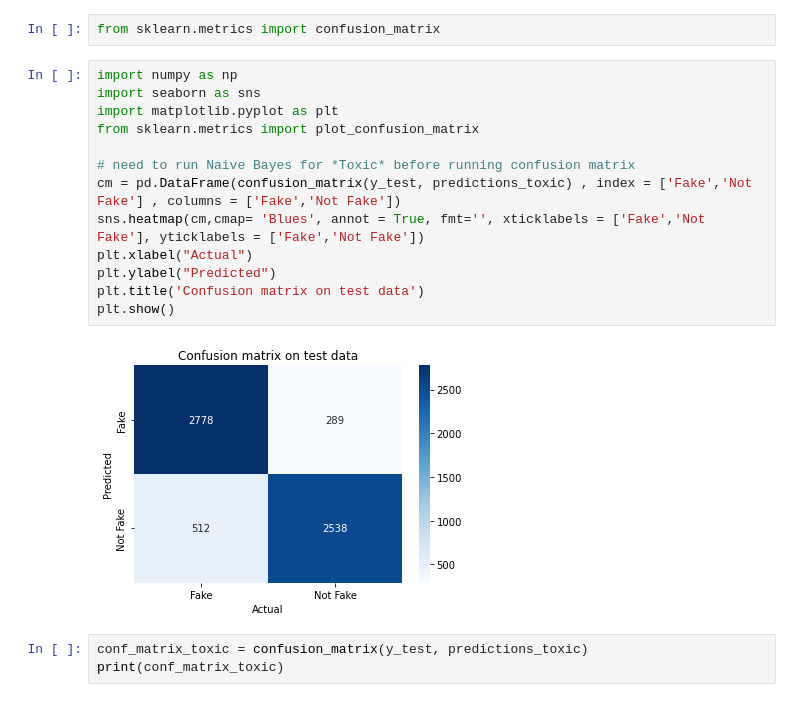
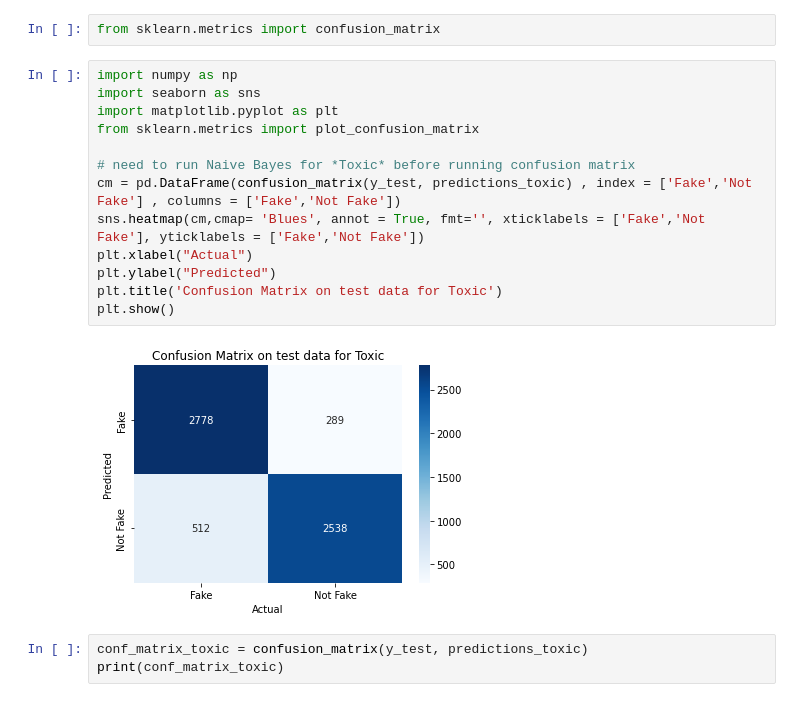
Before and after one commit to ziyingliow2018/Toxic-news-G2T6, a Jupyter notebook: Jupyter Notebook Codes/Naive Bayes Final.ipynb, the cells around one changed output. Cells and saved outputs as stored; diff of their text form.

```diff
--- a/Jupyter Notebook Codes/Naive Bayes Final.ipynb
+++ b/Jupyter Notebook Codes/Naive Bayes Final.ipynb
@@ -158,18 +158,18 @@ from sklearn.metrics import confusion_matrix
 # %%
 import numpy as np
 import seaborn as sns
 import matplotlib.pyplot as plt
 from sklearn.metrics import plot_confusion_matrix
 
 # need to run Naive Bayes for *Toxic* before running confusion matrix
 cm = pd.DataFrame(confusion_matrix(y_test, predictions_toxic) , index = ['Fake','Not Fake'] , columns = ['Fake','Not Fake'])
 sns.heatmap(cm,cmap= 'Blues', annot = True, fmt='', xticklabels = ['Fake','Not Fake'], yticklabels = ['Fake','Not Fake'])
 plt.xlabel("Actual")
 plt.ylabel("Predicted")
-plt.title('Confusion matrix on test data')
+plt.title('Confusion Matrix on test data for Toxic')
 plt.show()
 # %% [output]
-[figure, old version]
+[figure, new version]
 # %%
 conf_matrix_toxic = confusion_matrix(y_test, predictions_toxic)
 print(conf_matrix_toxic)
```
Also changed, not shown: parts of 4 cells of this notebook.
